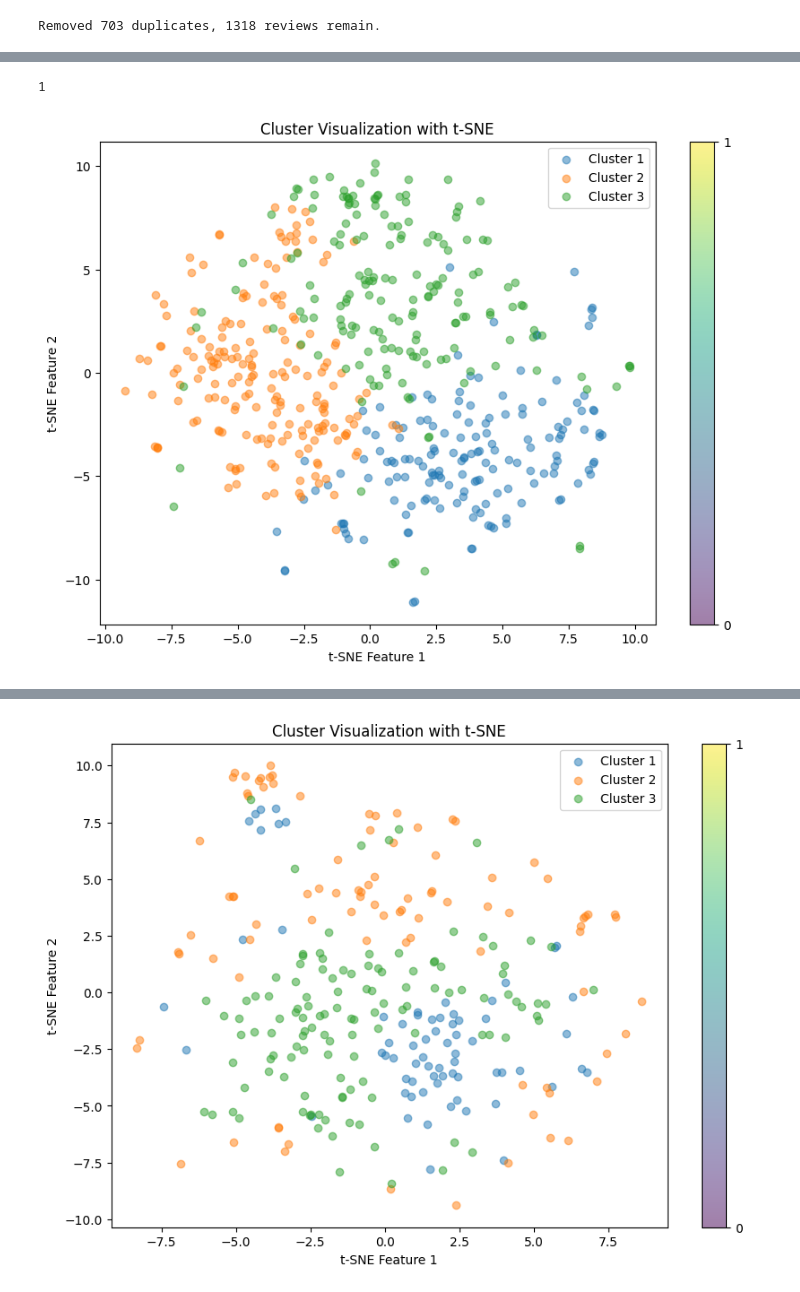
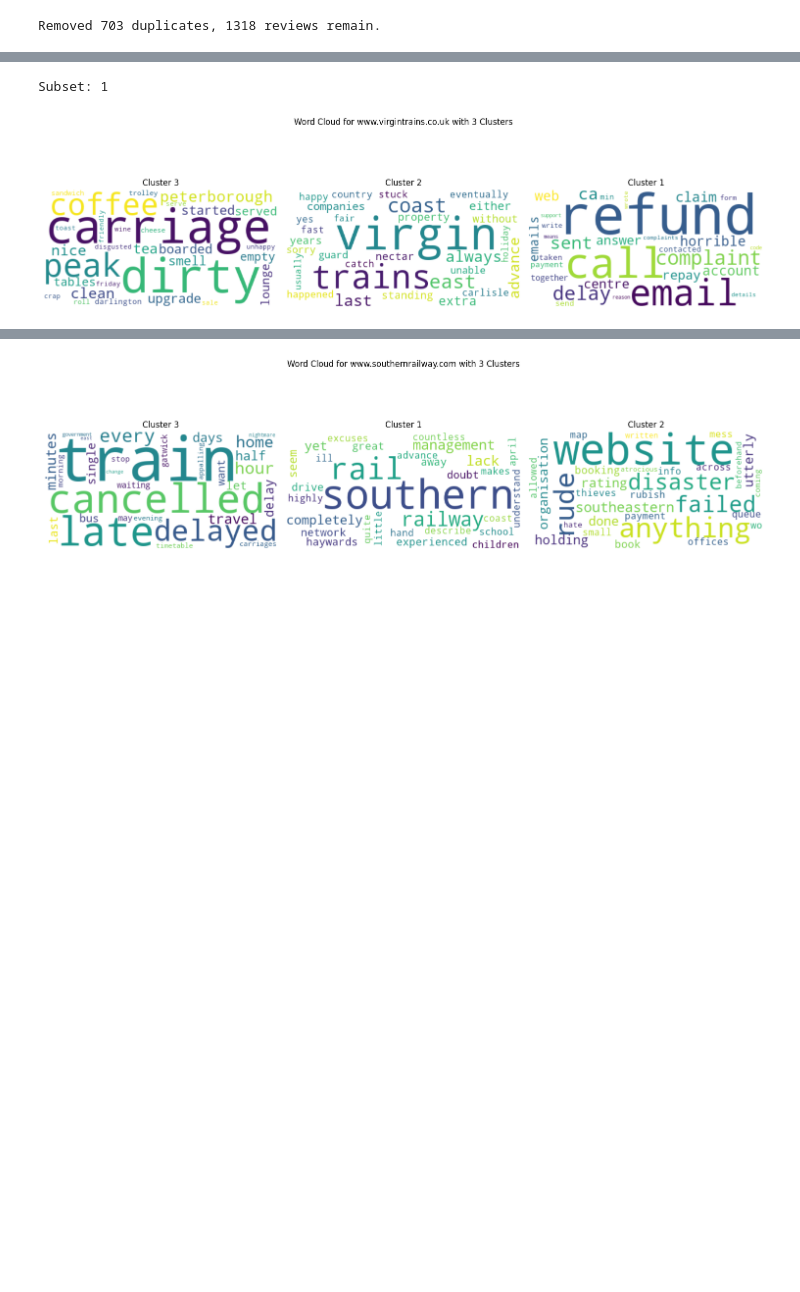
Before and after one commit to KremerML/OkraAI-interview, a Jupyter notebook: notebooks/initial_exploration.ipynb, the cells around one changed output, grey strips where cells are left out. Saved outputs shown, nothing was run; the diff lists cells and outputs as text; code cells hidden in the pictures; blank space fills up the shorter version.

```diff
--- a/notebooks/initial_exploration.ipynb
+++ b/notebooks/initial_exploration.ipynb
@@ -421,9 +504,9 @@ fig.savefig("../images/Topic Coherence.png", dpi=60)
 lda_model = gensim.models.LdaMulticore(
                     corpus=corpus,
                     id2word=dictionary,
-                    num_topics=14,
-                    alpha=1.0,
-                    eta=0.5
+                    num_topics=7,
+                    alpha=0.1,
+                    eta=1.0
                 )
 # %%
 cols = [color for name, color in mcolors.TABLEAU_COLORS.items()]  # Color list for the word clouds
@@ -440,7 +523,7 @@ cloud = WordCloud(
 topics = lda_model.show_topics(num_topics=14, formatted=False)  # Ensure 14 topics are retrieved
 
 # Calculate the number of subplot rows and columns needed to accommodate 14 topics
-n_rows = 4
+n_rows = 2
 n_cols = 4  # Using 4 columns, the last two subplots will be empty
 
 fig, axes = plt.subplots(n_rows, n_cols, figsize=(16, 16), sharex=True, sharey=True)
@@ -450,7 +533,7 @@ axes[-1, -2].axis('off')
 axes[-1, -1].axis('off')
 
 for i, ax in enumerate(axes.flatten()):  # Flatten the 2D array of axes for easy iteration
-    if i < 14:
+    if i < 7:
         fig.add_subplot(ax)
         topic_words = dict(topics[i][1])
         cloud.generate_from_frequencies(topic_words, max_font_size=300)
@@ -464,5 +547,5 @@ plt.margins(x=0, y=0)
 plt.tight_layout()
 plt.show()
 # Optionally save the figure
-fig.savefig("../images/Optimized 14 Topics WordCloud.png", dpi=60)
+fig.savefig("../images/Optimized 7 Topics WordCloud.png", dpi=60)
 # %% [output]
@@ -691,6 +847,10 @@ data = load_data(DATA_PATH)
 subsets = split_data_by_url(data)
 # %% [output]
 Removed 703 duplicates, 1318 reviews remain.
+# %%
+for idx, subset in subsets.items():
+    with open(f'../data/subsets/subset{idx}.json', 'w') as fp:
+        json.dump(subset, fp)
 # %%
 for idx, subset in subsets.items():
     print(subset[100]['url'])
@@ -703,12 +869,17 @@ www.arrivatrainswales.co.uk
 # %%
 for idx, subset in subsets.items():
-    print(idx)
-    reviews = [preprocess_text_sbert(review['title'] + " " + review['text']) for review in subset]
-    embeddings = generate_embeddings(reviews)
-    for num_topics in [3]:
-        cluster_labels, centroids = cluster_embeddings(embeddings, n_clusters=num_topics)
-        visualize_clusters(embeddings, cluster_labels)
-        print_most_relevant_docs_per_cluster(subset, embeddings, cluster_labels, centroids, n_docs=3)
+    print(f"Subset: {idx}")
+    if subset:  # Check if the subset is not empty
+        reviews = [preprocess_text_sbert(review['title'] + " " + review['text']) for review in subset]
+        embeddings = generate_embeddings(reviews)
+        cluster_labels, centroids = cluster_embeddings(embeddings, n_clusters=3)  # Assuming num_topics is set to 3
+
+        title = f"Word Cloud for {subset[0]['url']} with 3 Clusters"
+        generate_word_clouds(subset, cluster_labels, title=title, num_words=30)
+        # visualize_clusters(embeddings, cluster_labels)
+        # print_most_relevant_docs_per_cluster(subset, embeddings, cluster_labels, centroids, n_docs=3)
+    else:
+        print(f"No reviews in Subset {idx}, skipping...")
 # %% [output]
-1
+Subset: 1
-[figure, old version]
+[figure, new version]
@@ -734 +887 @@ Gone Downhill - I have used Virgin trains for years regularly between Liverpool
-[figure, old version]
+[figure, new version]
```
Also changed, not shown: parts of 15 cells of this notebook.
